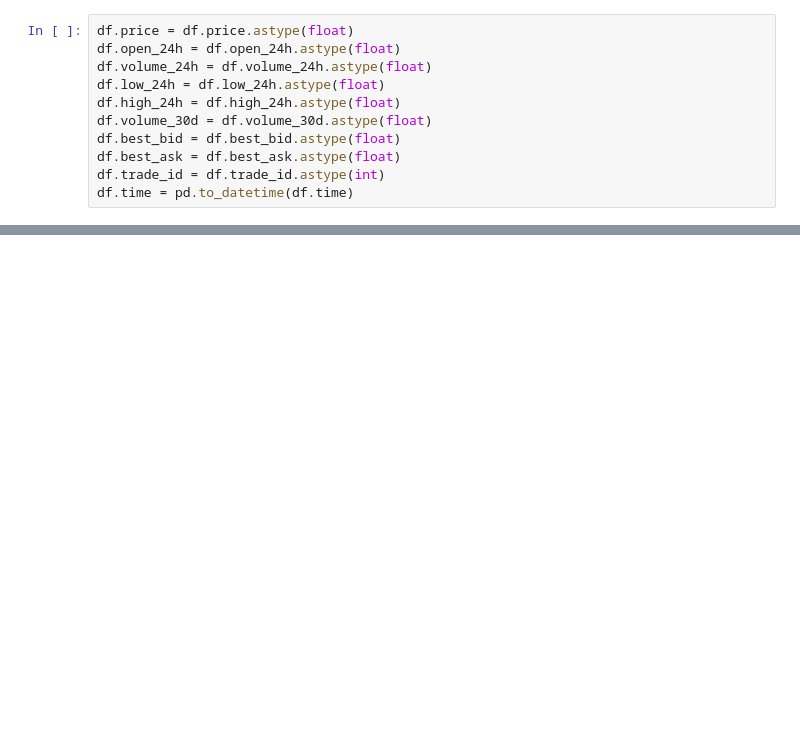
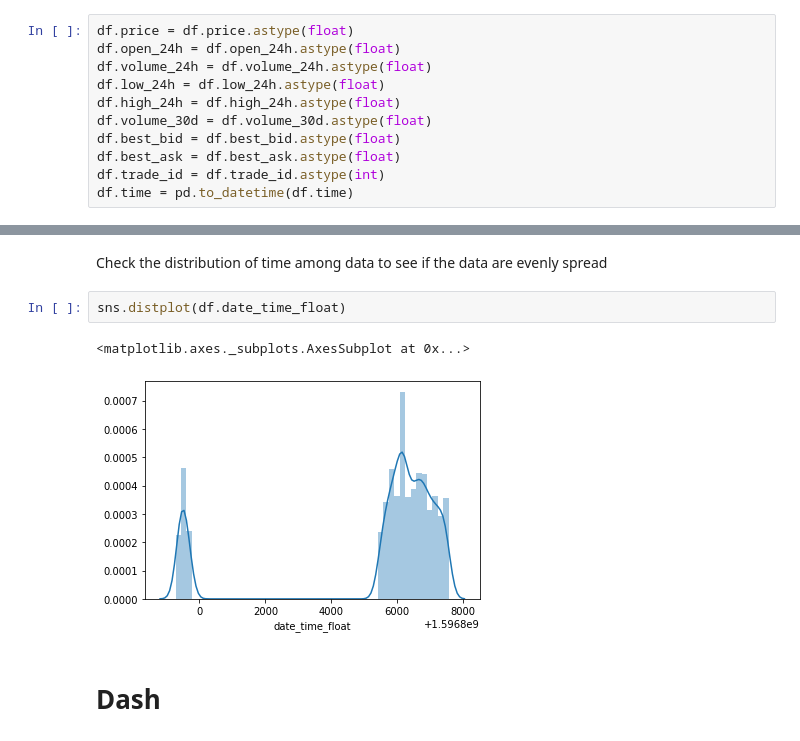
Before and after one commit to bgyarbro/crypto, a Jupyter notebook: cleaning.ipynb, the cells around one changed output, grey strips where cells are left out. Cells and saved outputs as stored; diff of their text form; blank space fills up the shorter version.

```diff
--- a/cleaning.ipynb
+++ b/cleaning.ipynb
@@ -126,0 +87,9 @@ sns.distplot(ether.price)
+# %% [markdown]
+Check the distribution of time among data to see if the data are evenly spread
+# %%
+sns.distplot(df.date_time_float)
+# %% [output]
+<matplotlib.axes._subplots.AxesSubplot at 0x...>
+[figure, added]
+# %% [markdown]
+# Dash
```
Also changed, not shown: parts of 24 cells of this notebook.
